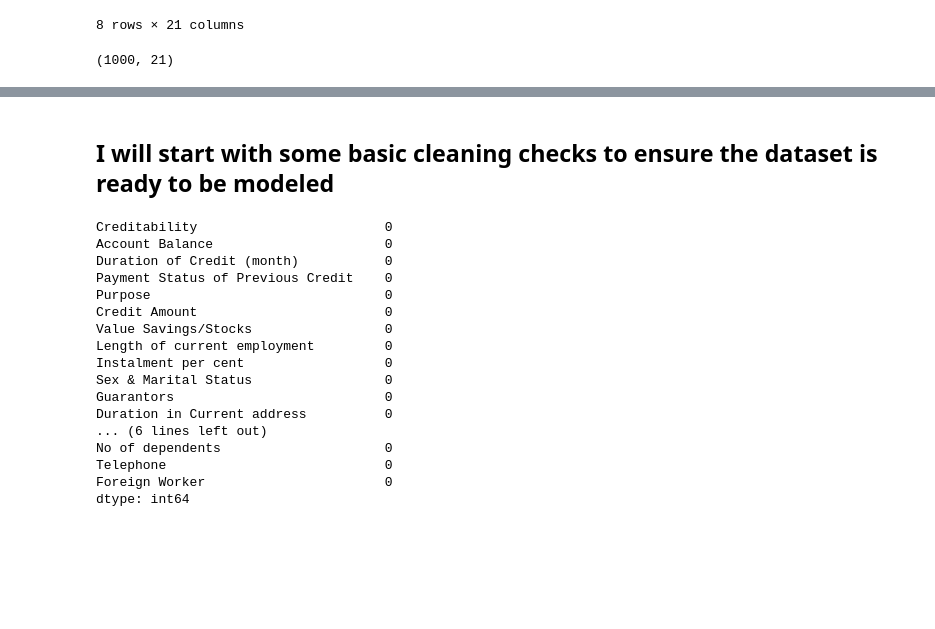
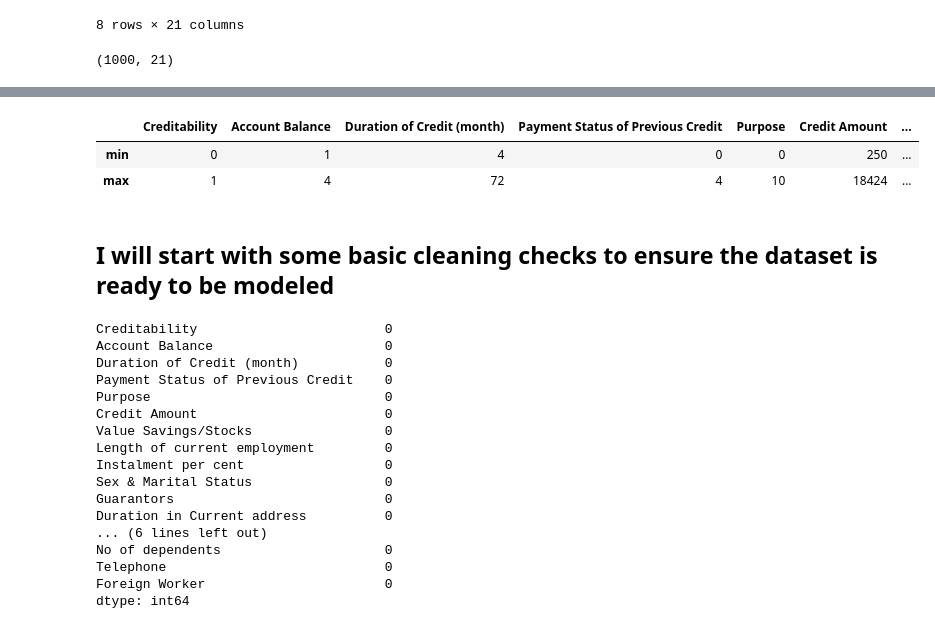
Before and after one commit to magdakantara/Bachelor-End-Project-Code---XAI, a Jupyter notebook: notebooks/01_eda.ipynb, the cells around one changed output, grey strips where cells are left out. Cells and saved outputs as stored; diff of their text form; code cells hidden in the pictures; blank space fills up the shorter version.

```diff
--- a/EDA_german.ipynb
+++ b/notebooks/01_eda.ipynb
@@ -43,3 +90,9 @@ df.shape
+# %%
+df.agg(['min', 'max'])
+# %% [output]
+|  | Creditability | Account Balance | Duration of Credit (month) | Payment Status of Previous Credit | Purpose | Credit Amount | ... |
+| min | 0 | 1 | 4 | 0 | 0 | 250 | ... |
+| max | 1 | 4 | 72 | 4 | 10 | 18424 | ... |
 # %% [markdown]
 ## I will start with some basic cleaning checks to ensure the dataset is ready to be modeled
 # %%
```
Also changed, not shown: parts of 7 cells of this notebook, 11 other files.
